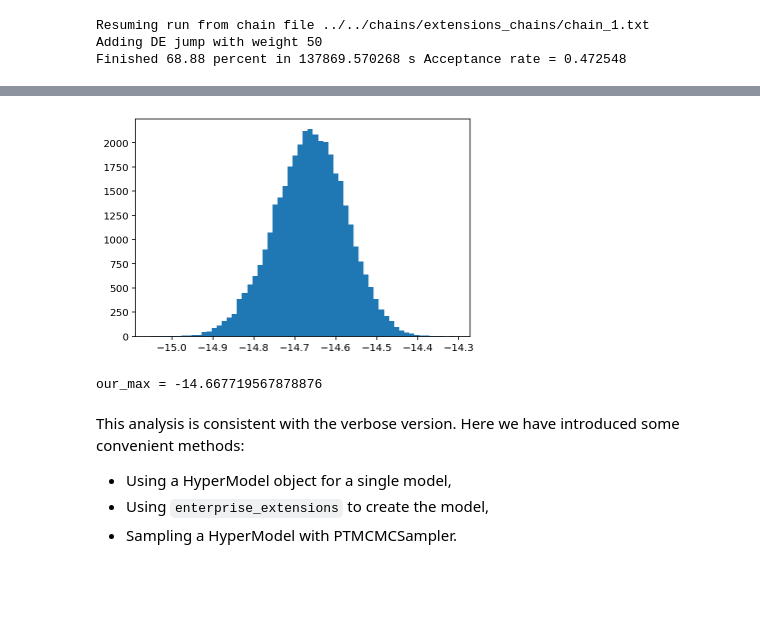
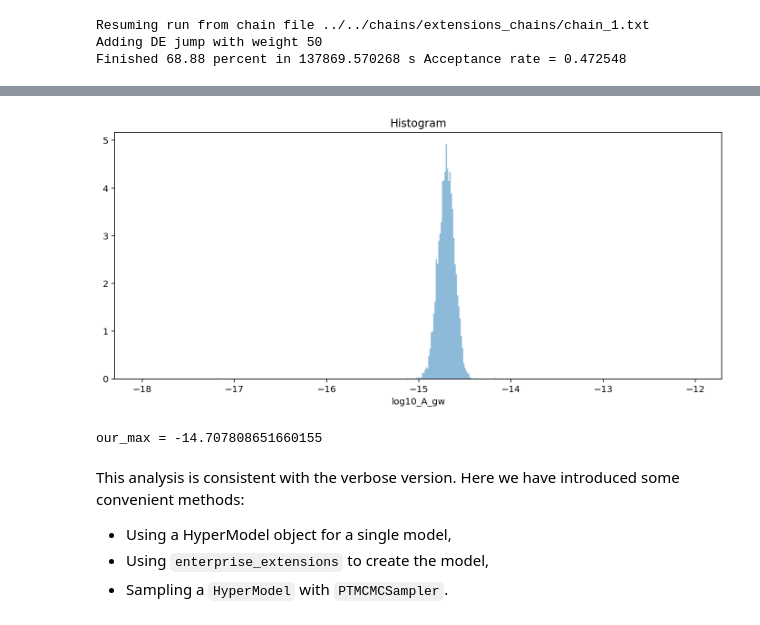
Before and after one commit to nanograv/12p5yr_stochastic_analysis, a Jupyter notebook: tutorials/full_pta/pe_extensions.ipynb, the cells around one changed output, grey strips where cells are left out. Saved outputs shown, nothing was run; the diff lists cells and outputs as text; code cells hidden in the pictures; blank space fills up the shorter version.

```diff
--- a/tutorials/full_pta/pe_extensions.ipynb
+++ b/tutorials/full_pta/pe_extensions.ipynb
@@ -151,20 +158,26 @@ plt.plot(chain[burn:, ind])
-# %%
-# Plot GW amplitude posterior
-plt.hist(chain[burn:,ind], bins=60);
-# %% [output]
-[figure, removed]
+# %%
+# Plot a histogram of the marginalized posterior distribution
+bins = fd_bins(chain[:, ind], logAmin=-18, logAmax=-12)  # let FD rule decide bins (in ../settings.py)
+plt.figure(figsize=(12, 5))
+plt.title('Histogram')
+plt.hist(chain[:, ind], bins=bins, histtype='stepfilled',
+         lw=2, color='C0', alpha=0.5, density=True)
+plt.xlabel('log10_A_gw')
+plt.show()
+# %% [output]
+[figure, added]
 # %%
 # Compute maximum posterior value
 hist = np.histogram(chain[burn:, pta.param_names.index('gw_log10_A')],
-                          bins=60,
-                          density=False)
+                          bins=bins,
+                          density=True)
 max_ind = np.argmax(hist[0])
 print('our_max =', hist[1][max_ind])  # from our computation
 # %% [output]
-our_max = -14.667719567878876
+our_max = -14.707808651660155
 # %% [markdown]
 This analysis is consistent with the verbose version.
 Here we have introduced some convenient methods:
 * Using a HyperModel object for a single model,
 * Using `enterprise_extensions` to create the model,
-* Sampling a HyperModel with PTMCMCSampler.
+* Sampling a `HyperModel` with `PTMCMCSampler`.
```
Also changed, not shown: parts of 9 cells of this notebook, 9 other files.
